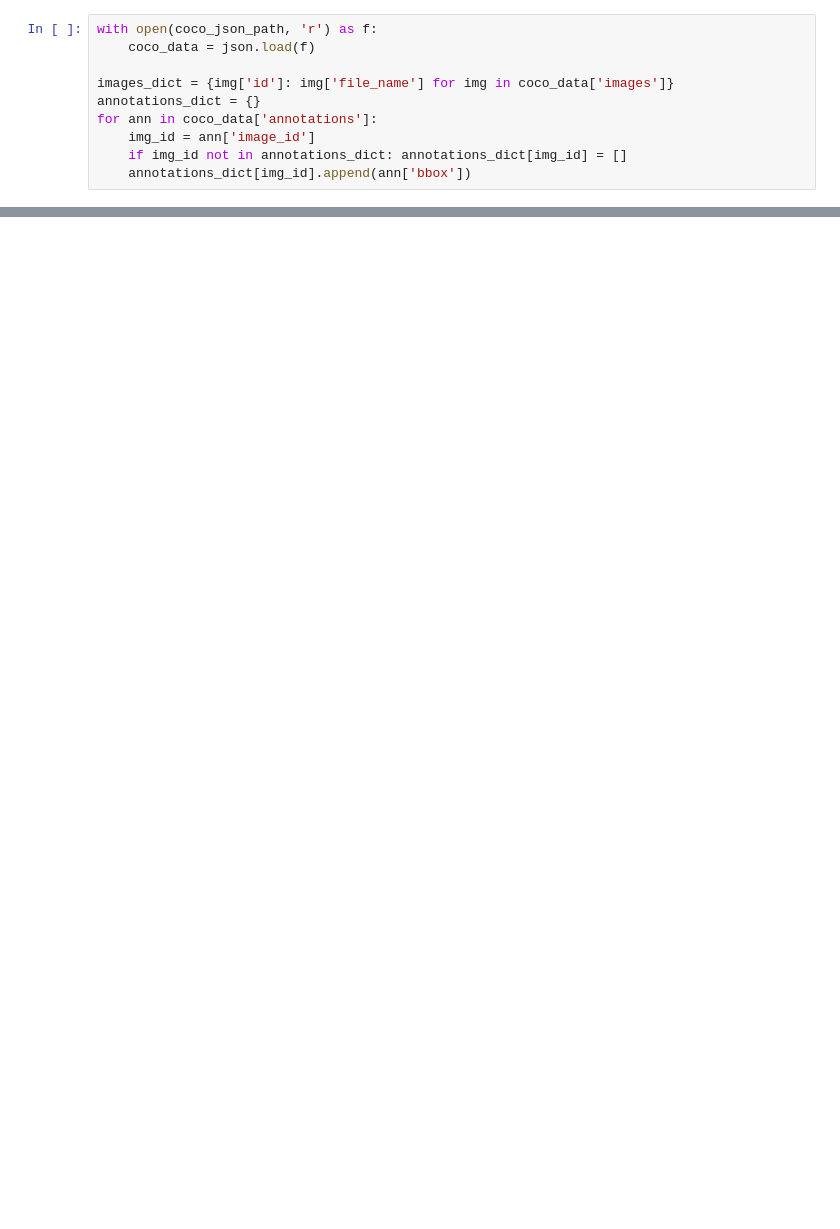
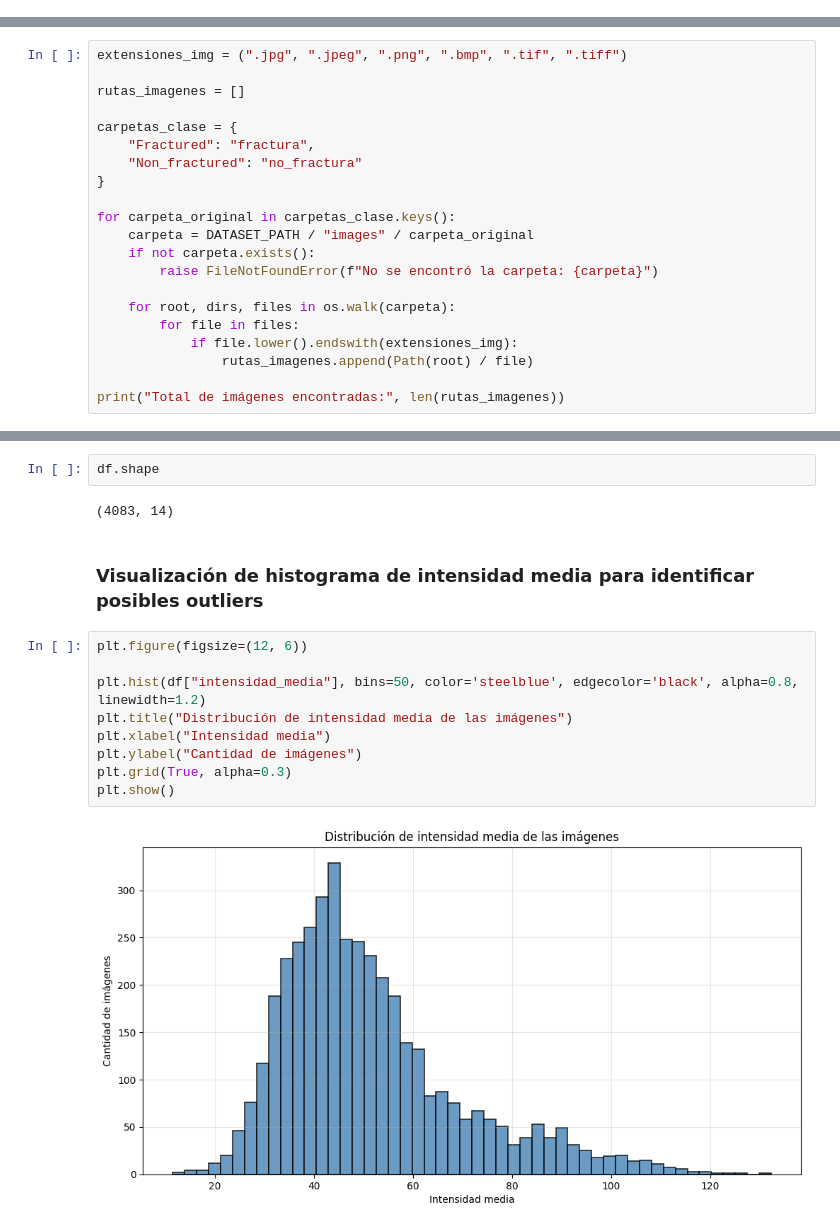
Before and after one commit to RadiografIA-TF/bone-fracture-classification, a Jupyter notebook: notebooks/01_eda_d2.ipynb, the cells around one changed output, grey strips where cells are left out. Cells and saved outputs as stored; diff of their text form; blank space fills up the shorter version.

Commit message:
EDA 2 - Fractura vs No Fractura

```diff
--- a/notebooks/01_eda_d2.ipynb
+++ b/notebooks/01_eda_d2.ipynb
@@ -172,10 +0,0 @@ Generando grid de histogramas promedio...
-# %%
-with open(coco_json_path, 'r') as f:
-    coco_data = json.load(f)
-
-images_dict = {img['id']: img['file_name'] for img in coco_data['images']}
-annotations_dict = {}
-for ann in coco_data['annotations']:
-    img_id = ann['image_id']
-    if img_id not in annotations_dict: annotations_dict[img_id] = []
-    annotations_dict[img_id].append(ann['bbox'])
@@ -376,0 +183,21 @@ Análisis completado. Gráfico guardado como impacto_histogramas.png
+# %%
+extensiones_img = (".jpg", ".jpeg", ".png", ".bmp", ".tif", ".tiff")
+
+rutas_imagenes = []
+
+carpetas_clase = {
+    "Fractured": "fractura",
+    "Non_fractured": "no_fractura"
+}
+
+for carpeta_original in carpetas_clase.keys():
+    carpeta = DATASET_PATH / "images" / carpeta_original
+    if not carpeta.exists():
+        raise FileNotFoundError(f"No se encontró la carpeta: {carpeta}")
+
+    for root, dirs, files in os.walk(carpeta):
+        for file in files:
+            if file.lower().endswith(extensiones_img):
+                rutas_imagenes.append(Path(root) / file)
+
+print("Total de imágenes encontradas:", len(rutas_imagenes))
@@ -376,0 +270,17 @@ Análisis completado. Gráfico guardado como impacto_histogramas.png
+# %%
+df.shape
+# %% [output]
+(4083, 14)
+# %% [markdown]
+### Visualización de histograma de intensidad media para identificar posibles outliers
+# %%
+plt.figure(figsize=(12, 6))
+
+plt.hist(df["intensidad_media"], bins=50, color='steelblue', edgecolor='black', alpha=0.8, linewidth=1.2)
+plt.title("Distribución de intensidad media de las imágenes")
+plt.xlabel("Intensidad media")
+plt.ylabel("Cantidad de imágenes")
+plt.grid(True, alpha=0.3)
+plt.show()
+# %% [output]
+[figure, added]
```
Also changed, not shown: parts of 66 cells of this notebook, 1 other file.
